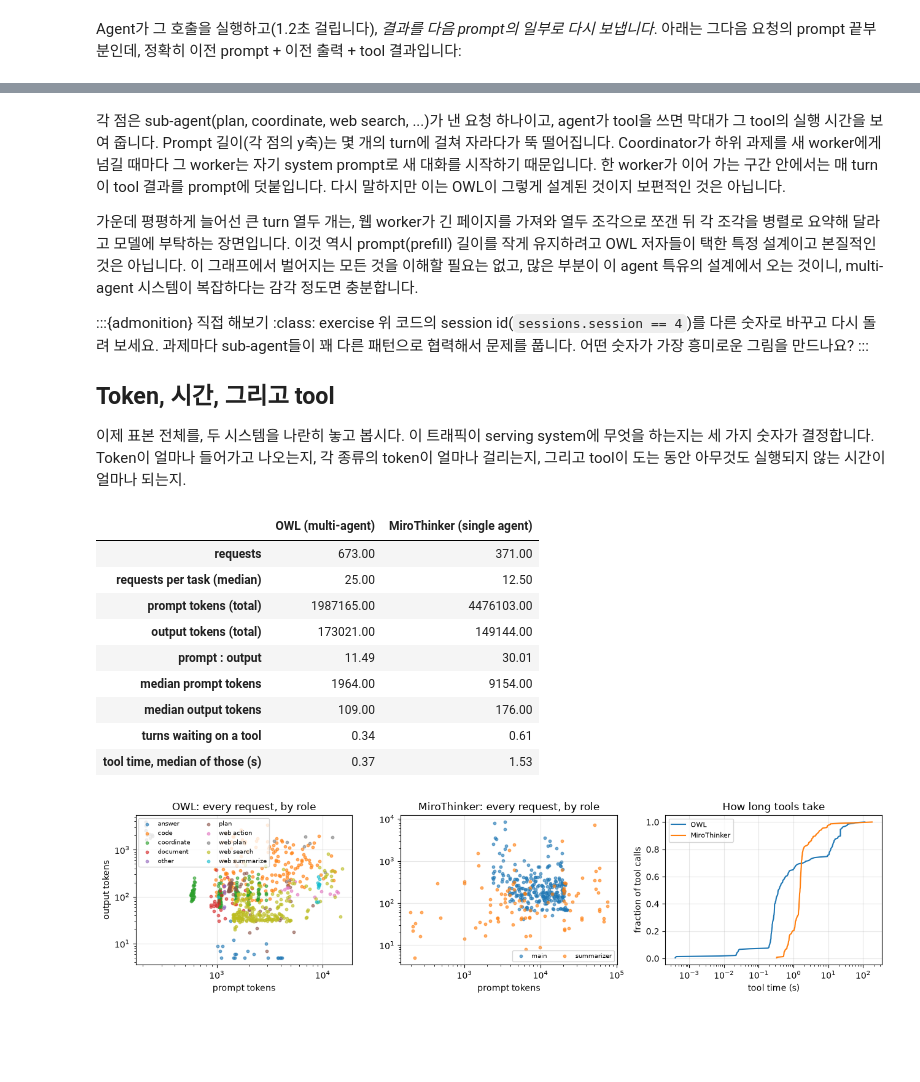
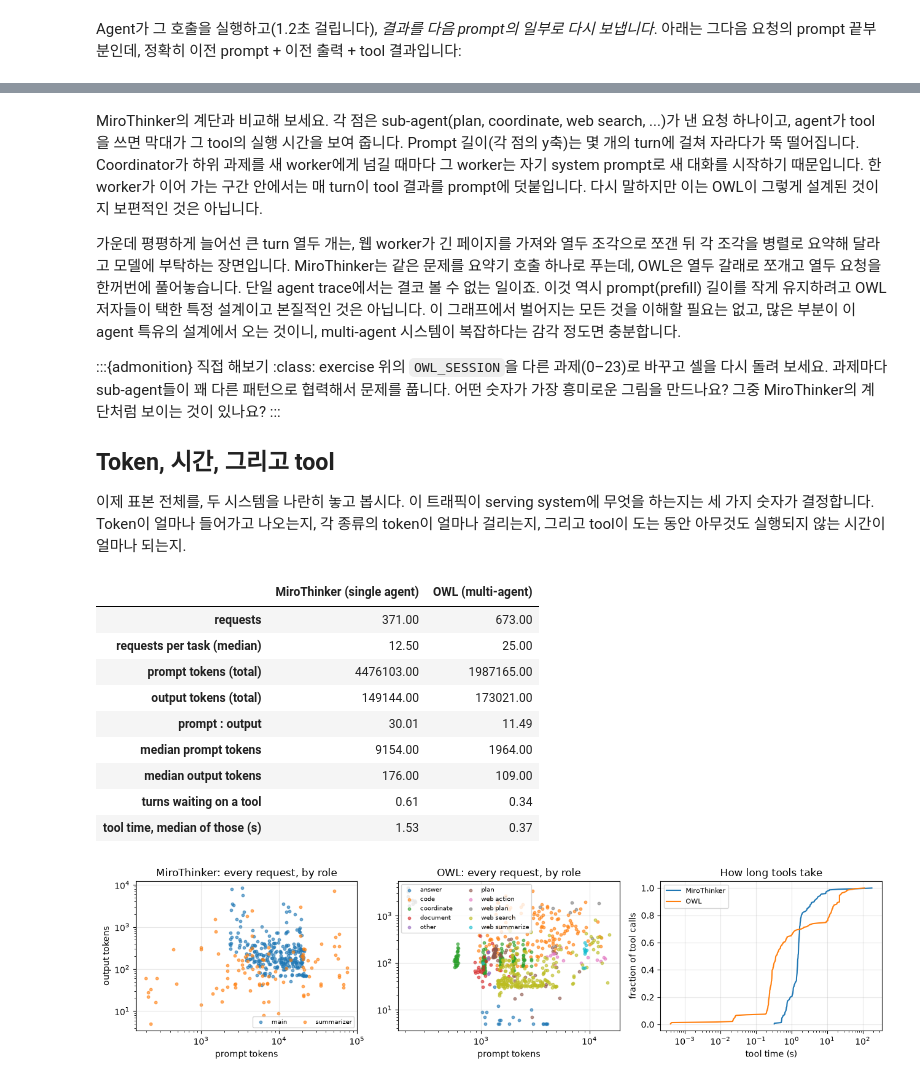
Before and after one commit to kwmaeng91/studying-llm-systems-without-gpus, a Jupyter notebook: docs/ko/lectures/06-agentic-workloads.ipynb, the cells around one changed output, grey strips where cells are left out. Drawn from its saved outputs; the diff is of its cells as text; code cells hidden in the pictures; blank space fills up the shorter version.

```diff
--- a/docs/ko/lectures/06-agentic-workloads.ipynb
+++ b/docs/ko/lectures/06-agentic-workloads.ipynb
@@ -236,22 +355,24 @@ session_plot(one, f"OWL: one task, {len(one)} LLM requests")
 # %% [markdown]
-각 점은 sub-agent(plan, coordinate, web search, ...)가 낸 요청 하나이고, agent가 tool을 쓰면
-막대가 그 tool의 실행 시간을 보여 줍니다.
+MiroThinker의 계단과 비교해 보세요. 각 점은 sub-agent(plan, coordinate, web search, ...)가
+낸 요청 하나이고, agent가 tool을 쓰면 막대가 그 tool의 실행 시간을 보여 줍니다.
 Prompt 길이(각 점의 y축)는 몇 개의 turn에 걸쳐 자라다가 뚝 떨어집니다. Coordinator가 하위
 과제를 새 worker에게 넘길 때마다 그 worker는 자기 system prompt로 새 대화를 시작하기
 때문입니다. 한 worker가 이어 가는 구간 안에서는 매 turn이 tool 결과를 prompt에 덧붙입니다.
 다시 말하지만 이는 OWL이 그렇게 설계된 것이지 보편적인 것은 아닙니다.
 
 가운데 평평하게 늘어선 큰 turn 열두 개는, 웹 worker가 긴 페이지를 가져와 열두 조각으로
-쪼갠 뒤 각 조각을 병렬로 요약해 달라고 모델에 부탁하는 장면입니다. 이것 역시 prompt(prefill)
+쪼갠 뒤 각 조각을 병렬로 요약해 달라고 모델에 부탁하는 장면입니다. MiroThinker는 같은
+문제를 요약기 호출 하나로 푸는데, OWL은 열두 갈래로 쪼개고 열두 요청을 한꺼번에
+풀어놓습니다. 단일 agent trace에서는 결코 볼 수 없는 일이죠. 이것 역시 prompt(prefill)
 길이를 작게 유지하려고 OWL 저자들이 택한 특정 설계이고 본질적인 것은 아닙니다.
 이 그래프에서 벌어지는 모든 것을 이해할 필요는 없고, 많은 부분이 이 agent 특유의 설계에서
 오는 것이니, multi-agent 시스템이 복잡하다는 감각 정도면 충분합니다.
 
 :::{admonition} 직접 해보기
 :class: exercise
-위 코드의 session id(`sessions.session == 4`)를 다른 숫자로 바꾸고 다시 돌려 보세요.
-과제마다 sub-agent들이 꽤 다른 패턴으로 협력해서 문제를 풉니다. 어떤 숫자가 가장 흥미로운
-그림을 만드나요?
+위의 `OWL_SESSION`을 다른 과제(0–23)로 바꾸고 셀을 다시 돌려 보세요. 과제마다 sub-agent들이
+꽤 다른 패턴으로 협력해서 문제를 풉니다. 어떤 숫자가 가장 흥미로운 그림을 만드나요? 그중
+MiroThinker의 계단처럼 보이는 것이 있나요?
 :::
 
 ## Token, 시간, 그리고 tool
@@ -271,35 +392,35 @@ def shape(df):
             "turns waiting on a tool": (df.tool_time > 0).mean(),
             "tool time, median of those (s)": df.loc[df.tool_time > 0, "tool_time"].median()}
 
-pd.DataFrame({"OWL (multi-agent)": shape(sessions),
-              "MiroThinker (single agent)": shape(miro)}).round(2)
+pd.DataFrame({"MiroThinker (single agent)": shape(miro),
+              "OWL (multi-agent)": shape(sessions)}).round(2)
 # %% [output]
-|  | OWL (multi-agent) | MiroThinker (single agent) |
-| requests | 673.00 | 371.00 |
-| requests per task (median) | 25.00 | 12.50 |
-| prompt tokens (total) | 1987165.00 | 4476103.00 |
-| output tokens (total) | 173021.00 | 149144.00 |
-| prompt : output | 11.49 | 30.01 |
-| median prompt tokens | 1964.00 | 9154.00 |
-| median output tokens | 109.00 | 176.00 |
-| turns waiting on a tool | 0.34 | 0.61 |
-| tool time, median of those (s) | 0.37 | 1.53 |
+|  | MiroThinker (single agent) | OWL (multi-agent) |
+| requests | 371.00 | 673.00 |
+| requests per task (median) | 12.50 | 25.00 |
+| prompt tokens (total) | 4476103.00 | 1987165.00 |
+| output tokens (total) | 149144.00 | 173021.00 |
+| prompt : output | 30.01 | 11.49 |
+| median prompt tokens | 9154.00 | 1964.00 |
+| median output tokens | 176.00 | 109.00 |
+| turns waiting on a tool | 0.61 | 0.34 |
+| tool time, median of those (s) | 1.53 | 0.37 |
 # %%
 fig, ax = plt.subplots(1, 3, figsize=(13, 3.4))
-for col, (name, df) in enumerate([("OWL", sessions), ("MiroThinker", miro)]):
+for col, (name, df) in enumerate([("MiroThinker", miro), ("OWL", sessions)]):
     for role, g in df.groupby("role"):
         ax[col].scatter(g["num_prefill_tokens"], g["num_decode_tokens"], s=10, alpha=.6, label=role)
     ax[col].set(xlabel="prompt tokens", ylabel="output tokens" if col == 0 else "",
                 xscale="log", yscale="log", title=f"{name}: every request, by role")
     ax[col].legend(fontsize=7, ncol=2)
-for name, df in [("OWL", sessions), ("MiroThinker", miro)]:
+for name, df in [("MiroThinker", miro), ("OWL", sessions)]:
     tool = np.sort(df.loc[df.tool_time > 0, "tool_time"])
     ax[2].plot(tool, np.arange(1, len(tool) + 1) / len(tool), label=name)
 ax[2].set(xlabel="tool time (s)", ylabel="fraction of tool calls", xscale="log",
           title="How long tools take")
 ax[2].legend(fontsize=8)
 fig.tight_layout()
 # %% [output]
-[figure, old version]
+[figure, new version]
 # %% [markdown]
 두 시스템 모두 **prefill 중심**이고, 단일 agent 쪽이 훨씬 더 그렇습니다. Output token 하나당
```
Also changed, not shown: parts of 28 cells of this notebook, 4 other files.
